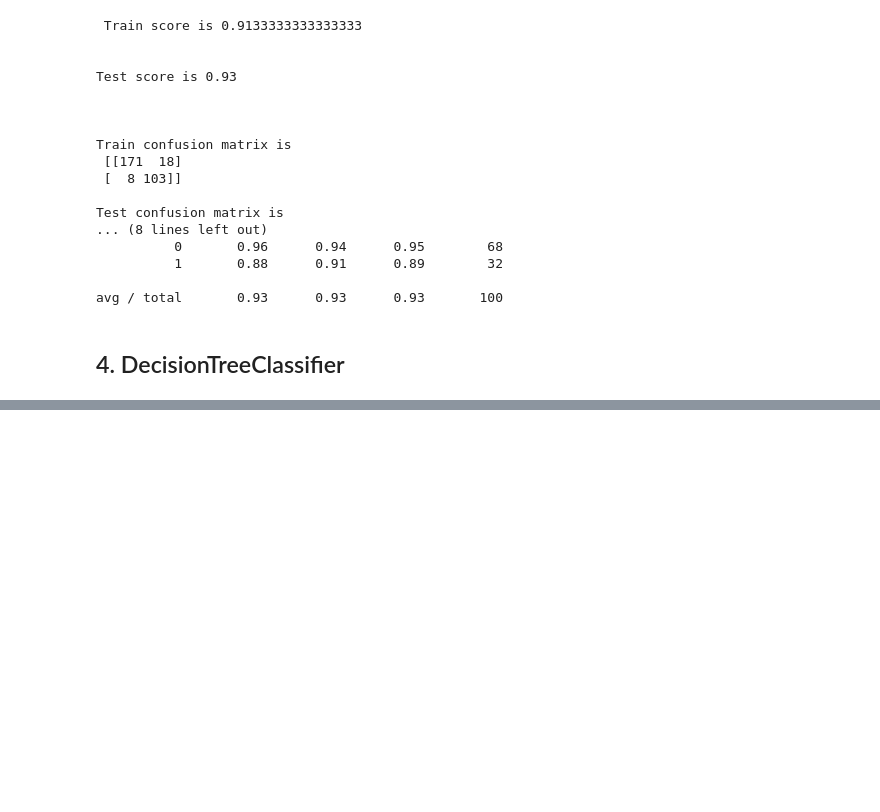
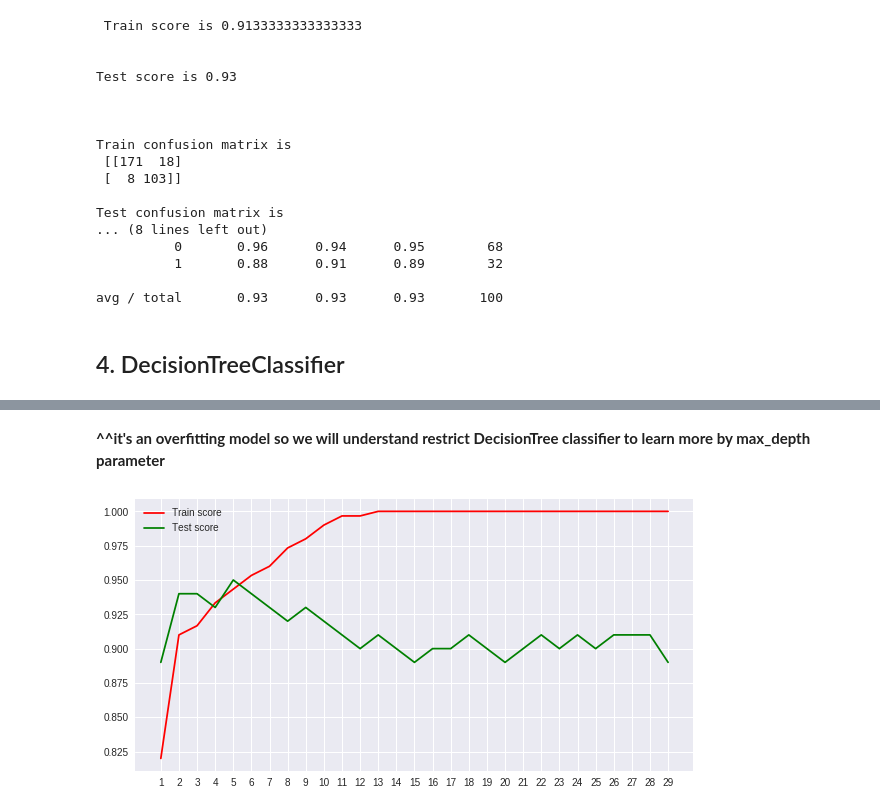
Before and after one commit to noushadkhan01/Projects, a Jupyter notebook: Machine-Learning/Classification/All-Algorithms/All_Classification_algorithms_on_Advertising_Data.ipynb, the cells around one changed output, grey strips where cells are left out. Saved outputs shown, nothing was run; the diff lists cells and outputs as text; code cells hidden in the pictures; blank space fills up the shorter version.

```diff
--- a/Machine-Learning/Classification/All-Algorithms/All_Classification_algorithms_on_Advertising_Data.ipynb
+++ b/Machine-Learning/Classification/All-Algorithms/All_Classification_algorithms_on_Advertising_Data.ipynb
@@ -594,3 +598,7 @@ Test confusion matrix is
 avg / total       0.93      0.93      0.93       100
 # %% [markdown]
 ## 4. DecisionTreeClassifier
+# %%
+from sklearn.tree import DecisionTreeClassifier
+model = DecisionTreeClassifier()
+model = model_fit(X_train_scaled, X_test_scaled, model)
@@ -596,0 +623,25 @@ avg / total       0.93      0.93      0.93       100
+# %% [markdown]
+**^^it's an overfitting model so we will understand restrict DecisionTree classifier to learn more by max_depth parameter**
+# %%
+def plotting_d(X_train, X_test):
+  from sklearn.tree import DecisionTreeClassifier
+  x = range(1,30)
+  t = []
+  s = []
+  for i in x:
+    model = DecisionTreeClassifier(max_depth = i)
+    model.fit(X_train, y_train)
+    s.append(model.score(X_test, y_test))
+    t.append(model.score(X_train, y_train))
+
+  plt.figure(figsize =(10, 5))
+  plt.plot(x, t, c = 'r', label = 'Train score')
+  plt.plot(x, s, c = 'g', label = 'Test score')
+  plt.xticks(x)
+  plt.legend()
+  plt.grid()
+  plt.grid()
+  plt.show()
+plotting(X_train_scaled, X_test_scaled)
+# %% [output]
+[figure, added]
```
Also changed, not shown: parts of 16 cells of this notebook.
